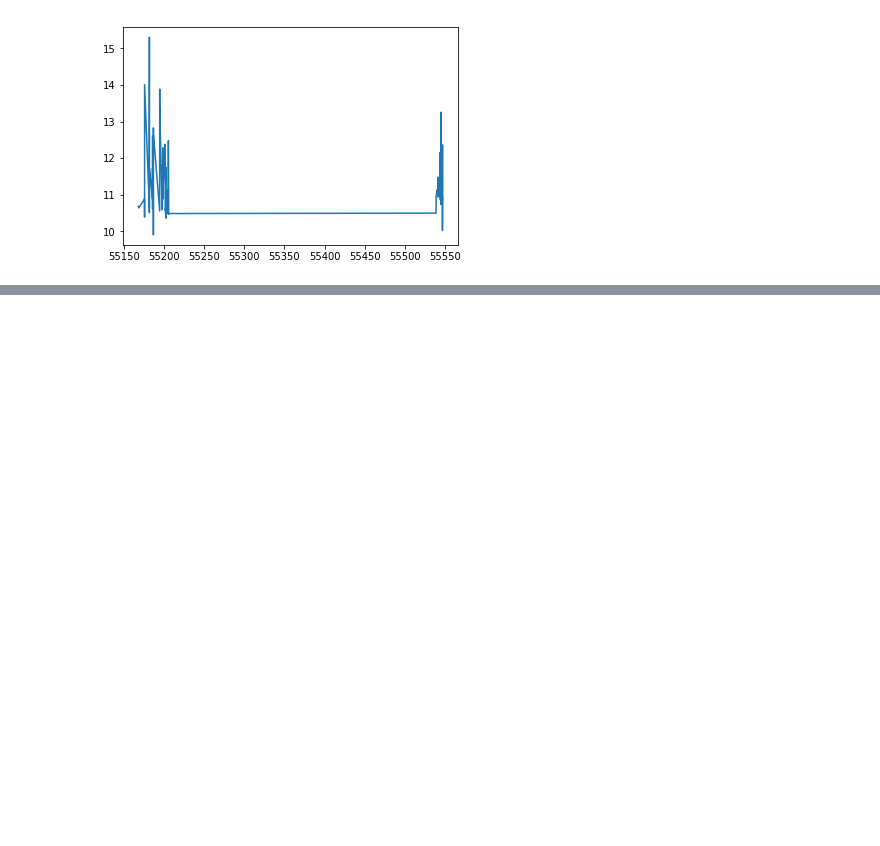
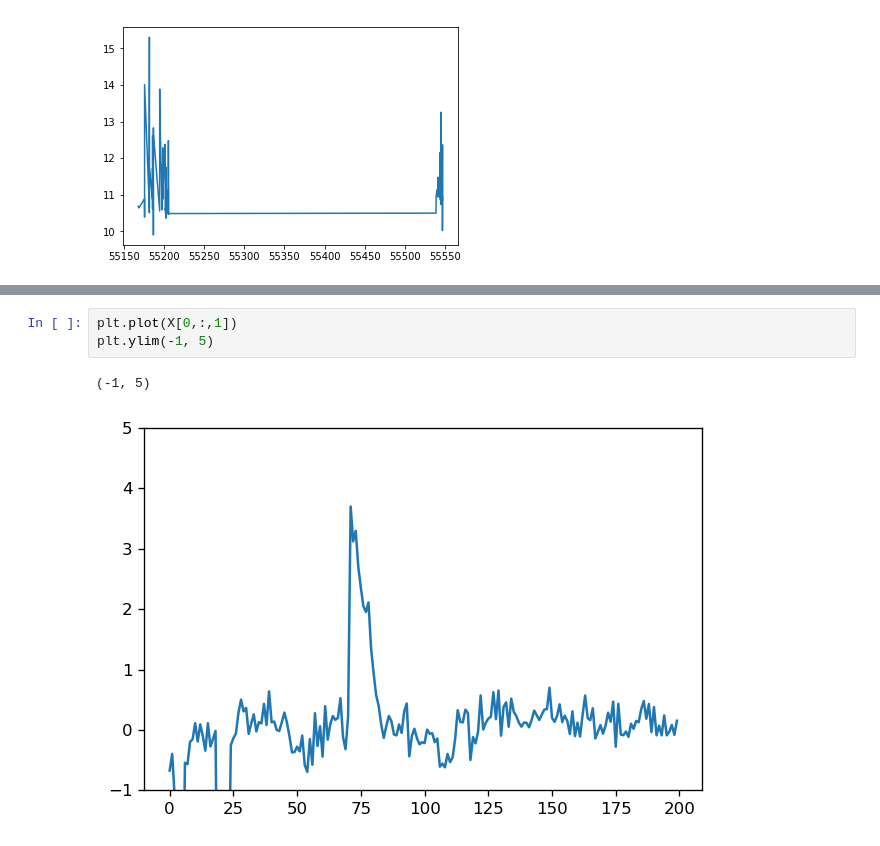
Before and after one commit to ctslater/lightcurve_ml, a Jupyter notebook: ptf_test.ipynb, the cells around one changed output, grey strips where cells are left out. Cells and saved outputs as stored; diff of their text form; blank space fills up the shorter version.

```diff
--- a/ptf_test.ipynb
+++ b/ptf_test.ipynb
@@ -171,0 +235,6 @@ plt.plot(lc_of_interest.times, lc_of_interest.measurements)
+# %%
+plt.plot(X[0,:,1])
+plt.ylim(-1, 5)
+# %% [output]
+(-1, 5)
+[figure, added]
```
Also changed, not shown: parts of 8 cells of this notebook.
